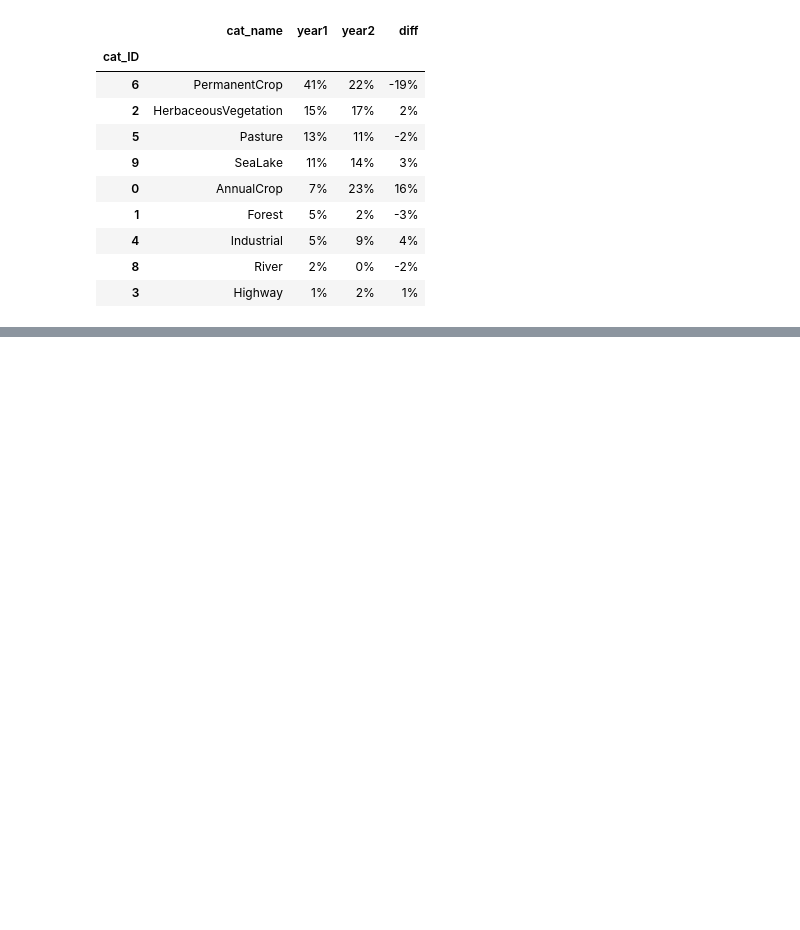
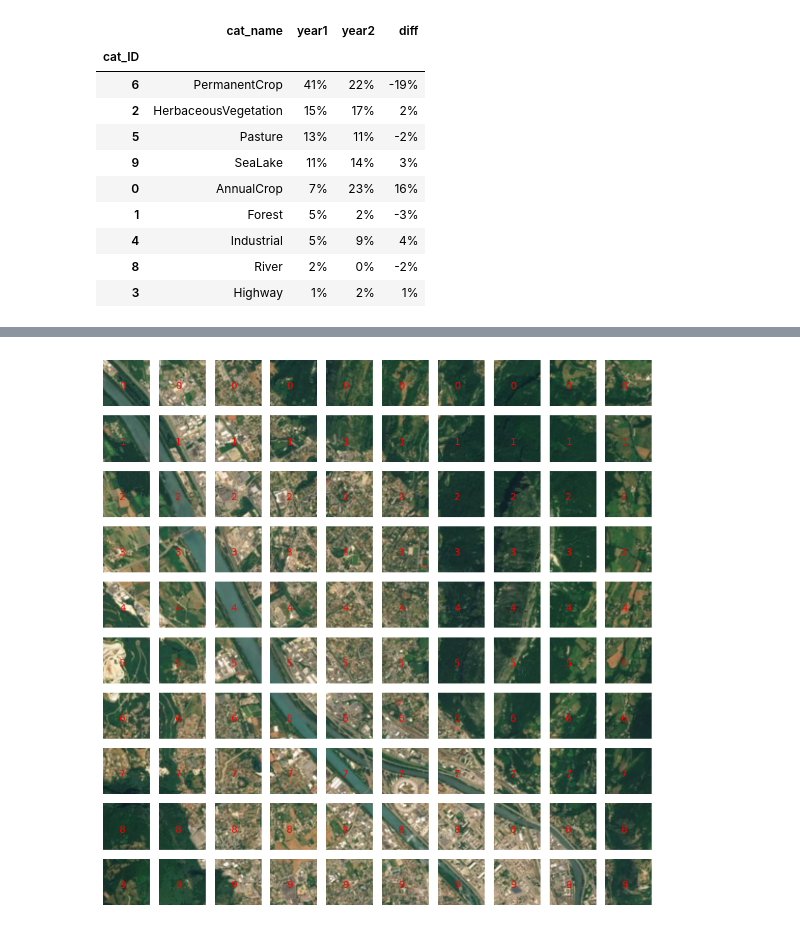
Before and after one commit to pabloknecht/watching-from-above, a Jupyter notebook: notebooks/comparison.ipynb, the cells around one changed output, grey strips where cells are left out. Saved outputs shown, nothing was run; the diff lists cells and outputs as text; code cells hidden in the pictures; blank space fills up the shorter version.

```diff
--- a/notebooks/comparison.ipynb
+++ b/notebooks/comparison.ipynb
@@ -105,0 +158,7 @@ summary
+# %%
+cat_pred = []
+for i in range(10):
+    arr = np.full((10), i)
+    cat_pred.append(arr)
+
+cat_pred = np.array(cat_pred)
@@ -105,0 +178,4 @@ summary
+# %%
+plot_sub_images_categories(new_img1, cat_pred)
+# %% [output]
+[figure, added]
```
Also changed, not shown: parts of 15 cells of this notebook, 3 other files.
